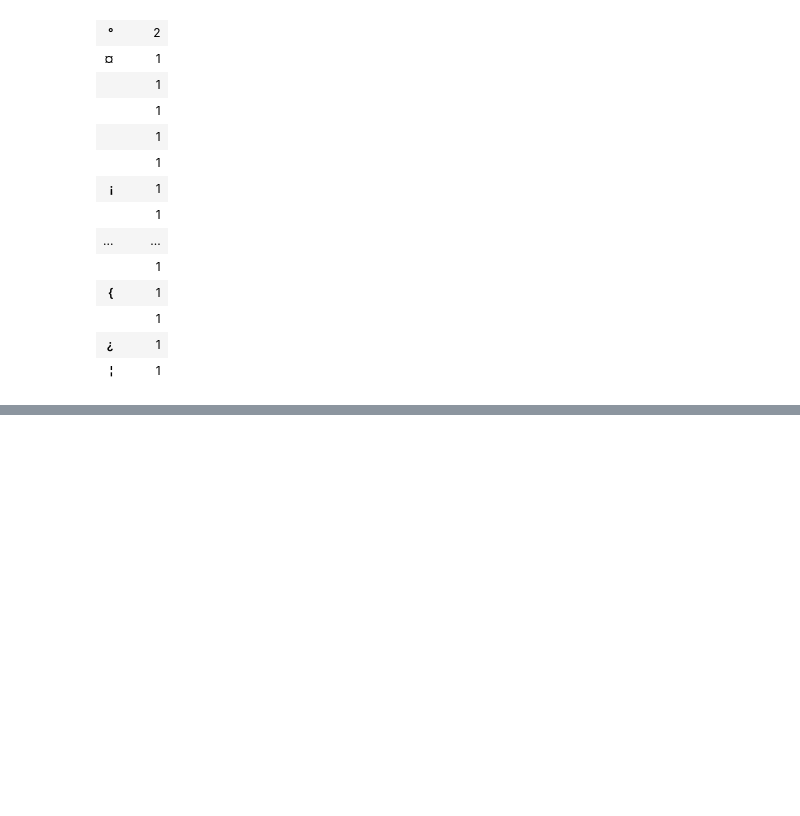
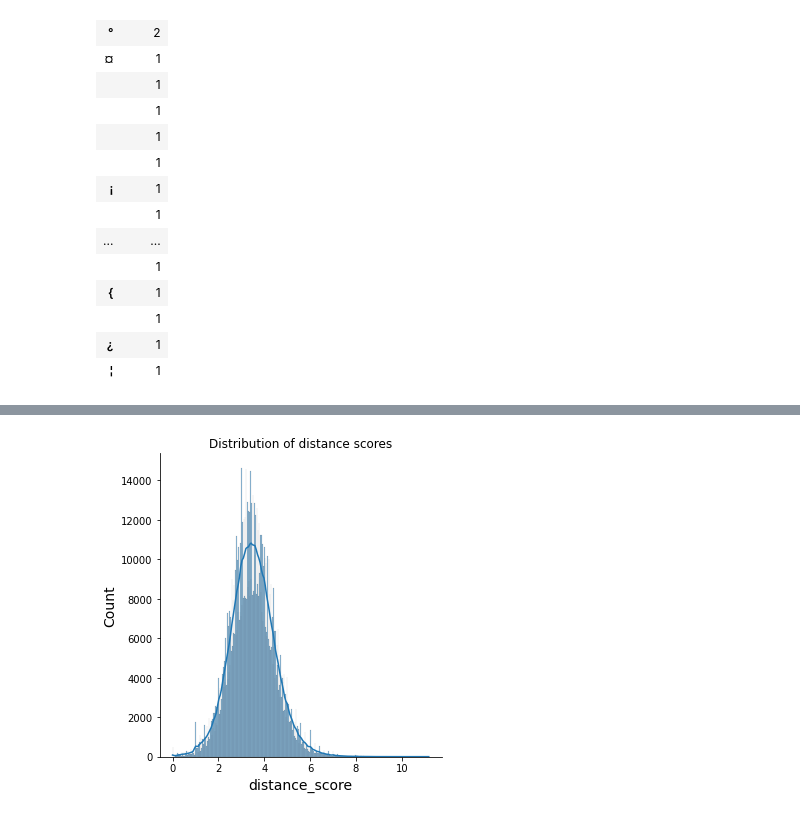
Before and after one commit to ptdk1020/PasswordStrength, a Jupyter notebook: Notebooks/VisualinsightsIntoPasswords.ipynb, the cells around one changed output, grey strips where cells are left out. Drawn from its saved outputs; the diff is of its cells as text; code cells hidden in the pictures; blank space fills up the shorter version.

```diff
--- a/Notebooks/VisualinsightsIntoPasswords.ipynb
+++ b/Notebooks/VisualinsightsIntoPasswords.ipynb
@@ -259,0 +313,8 @@ plt.show()
+# %%
+# Distribution of distance scores
+plt.rc('axes', labelsize=14)
+sns.displot(x='distance_score', data=dff, kde=True)
+plt.title('Distribution of distance scores')
+plt.show()
+# %% [output]
+[figure, added]
```
Also changed, not shown: parts of 45 cells of this notebook.
